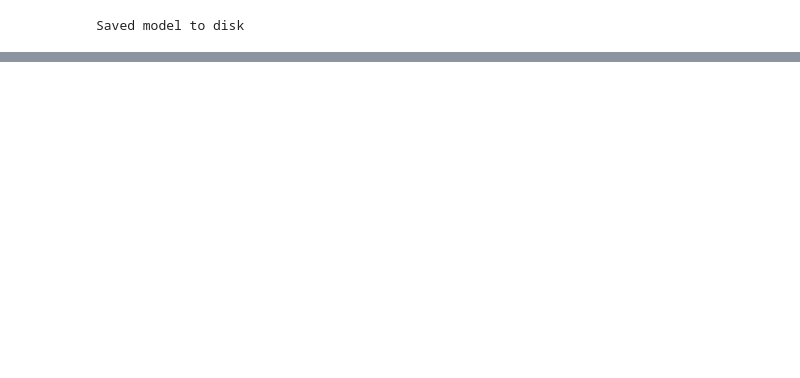
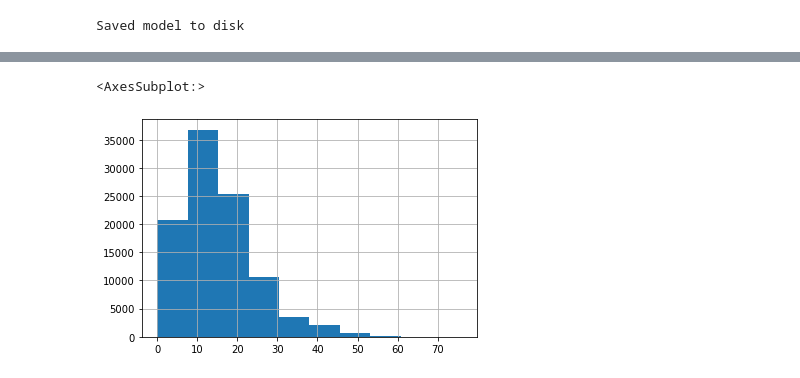
Before and after one commit to linus-md/REU, a Jupyter notebook: neural_count.ipynb, the cells around one changed output, grey strips where cells are left out. Saved outputs shown, nothing was run; the diff lists cells and outputs as text; code cells hidden in the pictures; blank space fills up the shorter version.

```diff
--- a/neural_count.ipynb
+++ b/neural_count.ipynb
@@ -142,0 +135,5 @@ ValueError: operands could not be broadcast together with shapes (20000,136) (20
+# %%
+data.predictions.hist()
+# %% [output]
+<AxesSubplot:>
+[figure, added]
```
Also changed, not shown: parts of 12 cells of this notebook, 1 other file.
